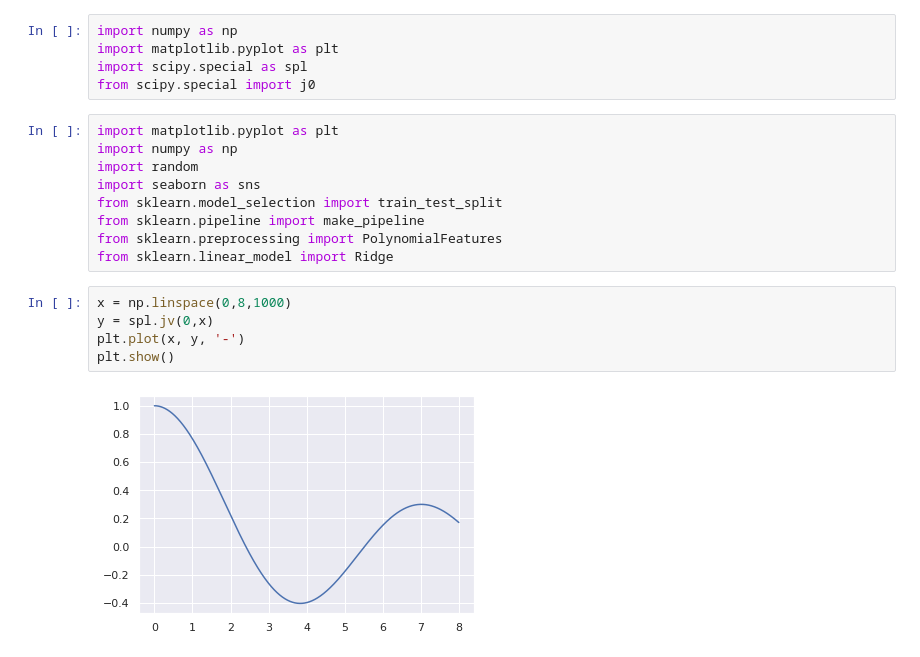
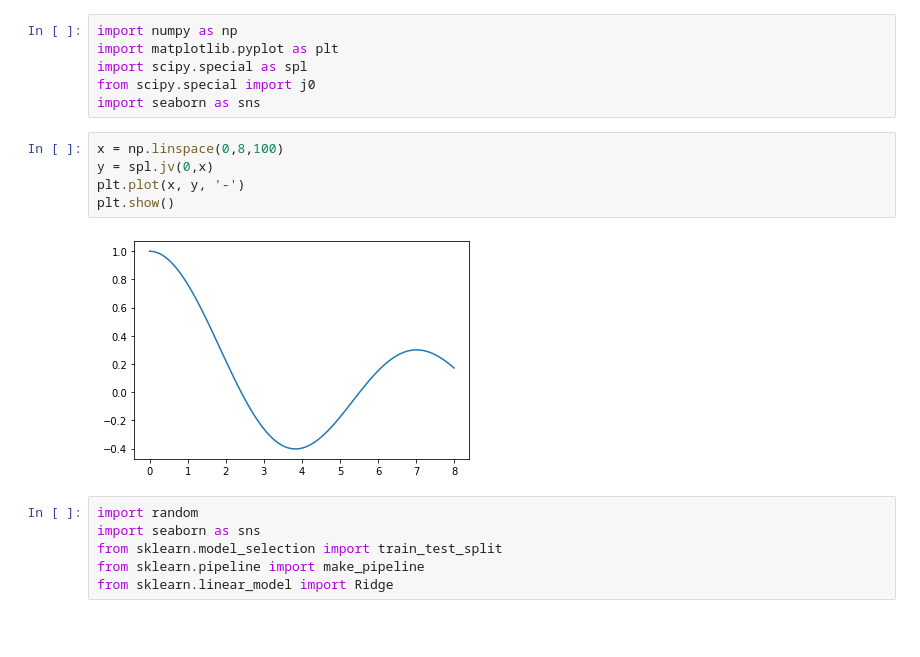
Before and after one commit to beriaacan/FIZ437E, a Jupyter notebook: bessel.ipynb, the cells around one changed output. Cells and saved outputs as stored; diff of their text form; blank space fills up the shorter version.

```diff
--- a/bessel.ipynb
+++ b/bessel.ipynb
@@ -5,19 +5,17 @@ import numpy as np
 import matplotlib.pyplot as plt
 import scipy.special as spl
 from scipy.special import j0
+import seaborn as sns
+# %%
+x = np.linspace(0,8,100)
+y = spl.jv(0,x)
+plt.plot(x, y, '-')
+plt.show()
+# %% [output]
+[figure, added]
 # %%
-import matplotlib.pyplot as plt
-import numpy as np
 import random
 import seaborn as sns
 from sklearn.model_selection import train_test_split
 from sklearn.pipeline import make_pipeline
-from sklearn.preprocessing import PolynomialFeatures
 from sklearn.linear_model import Ridge
-# %%
-x = np.linspace(0,8,1000)
-y = spl.jv(0,x)
-plt.plot(x, y, '-')
-plt.show()
-# %% [output]
-[figure, removed]
```
Also changed, not shown: parts of 5 cells of this notebook.
